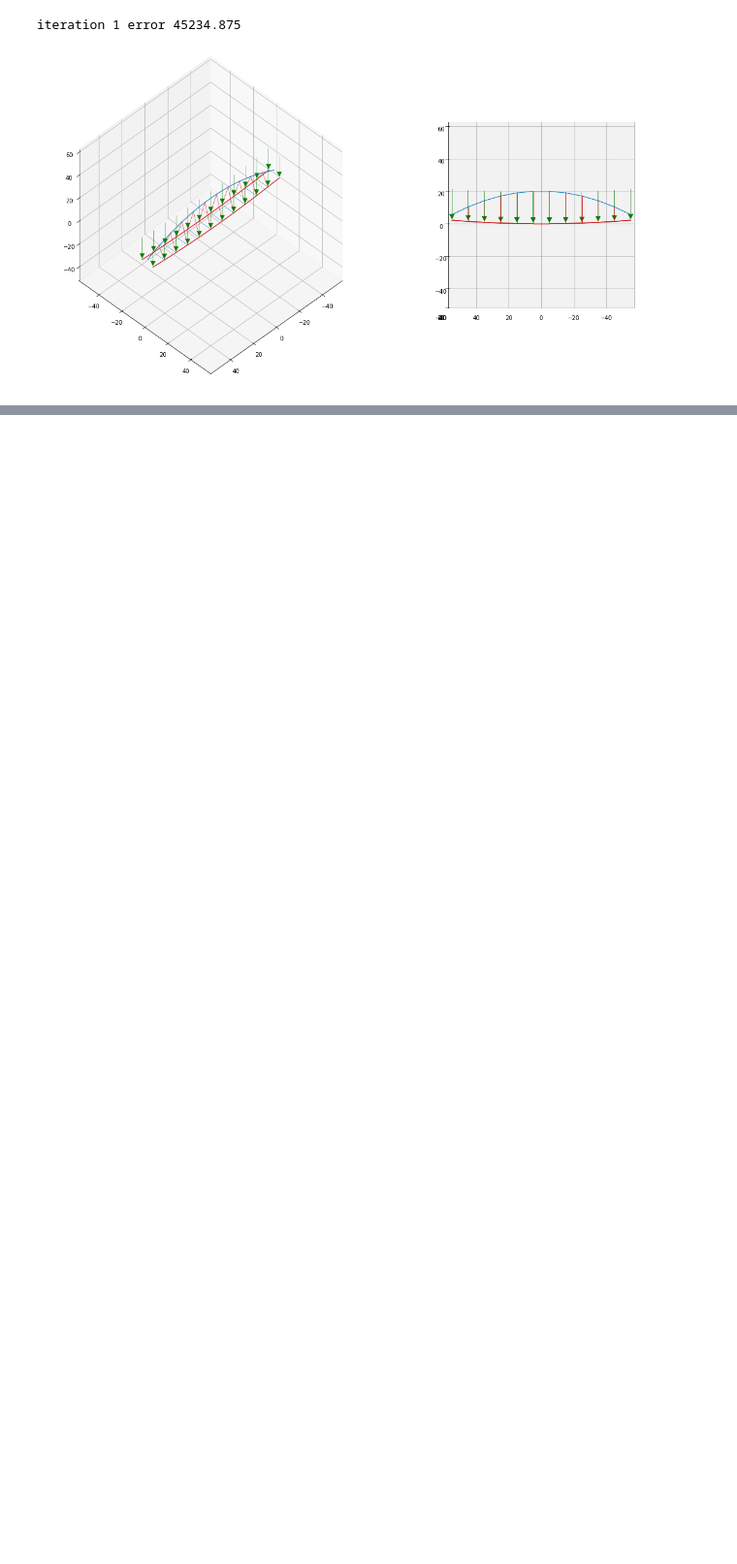
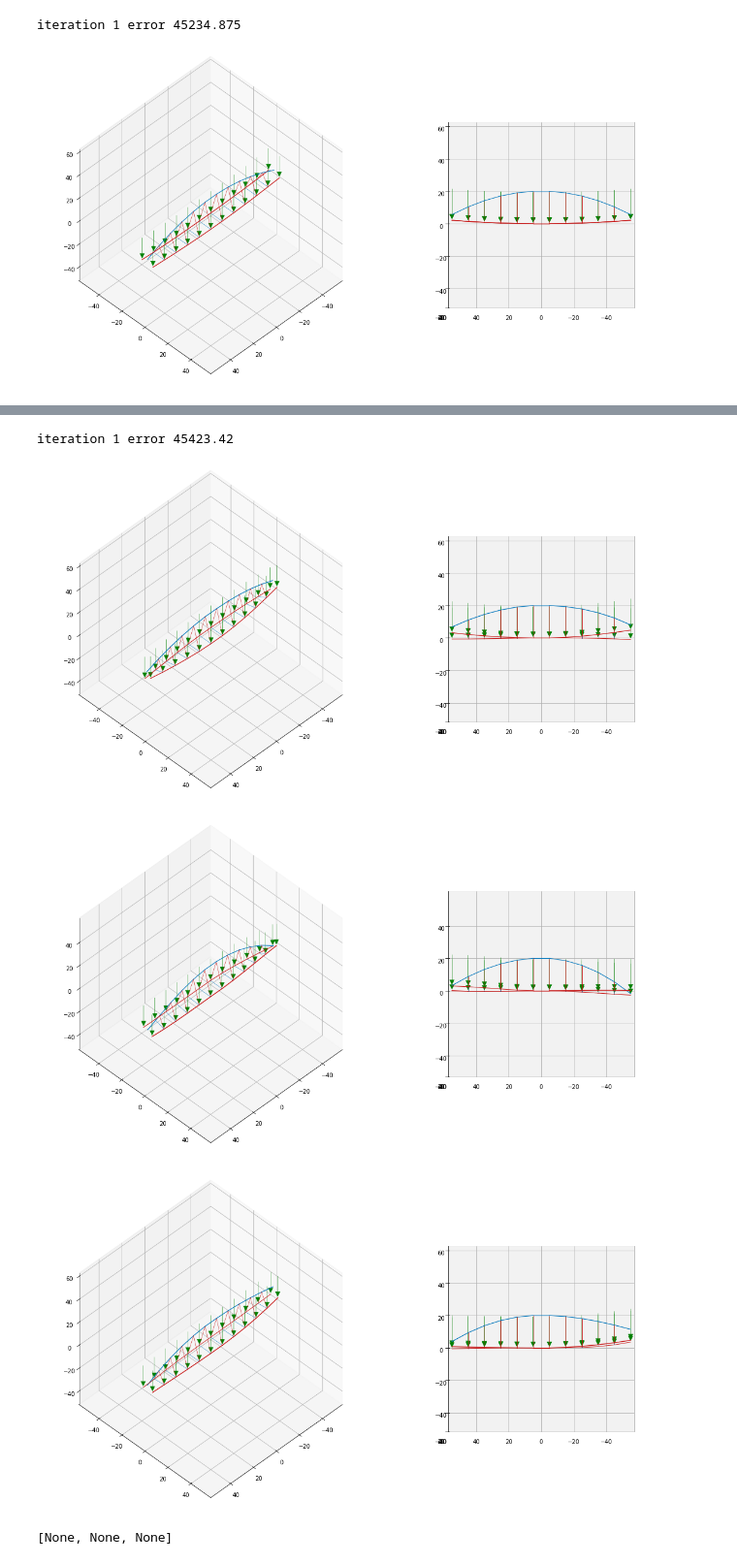
Before and after one commit to guozifeng91/cem_mini, a Jupyter notebook: src/example_bridges.ipynb, the cells around one changed output, grey strips where cells are left out. Shown at 97% size. Drawn from its saved outputs; the diff is of its cells as text; code cells hidden in the pictures; blank space fills up the shorter version.

Commit message:
a bug fix in the topology definition, add randomness

```diff
--- a/src/example_bridges.ipynb
+++ b/src/example_bridges.ipynb
@@ -20,7 +22,7 @@ def bridge_topology(nr,
     <===/==2--/--3===> slab 2
     <==0-----5=======> slab 1
 
-    where == is the trail edge, and -- / are deviation edges, < and > shows the force flow direction
+    where == are the trail edges, -- and / are deviation edges, < and > shows the force flow directions
 
     ---- parameters ----
     nr:              number of nodes per trail paths, must >=2
@@ -68,19 +70,10 @@ def bridge_topology(nr,
 
     nt=6 # 6 trail paths
 
+    # axial graph with 6 trail edges
     # 1 - 4 will be the support (arch or cable)
     # 0 - 5 will be one side of the slab
     # 2 - 3 will be another side of the slab
-
-    # like this:
-    #
-    # <=====1 --- 4 ===> support
-    #      / \   / \
-    # <===/==2--/--3===> slab 2
-    # <==0-----5=======> slab 1
-    #
-    # where == is the trail edge, and -- / are deviation edges
-
     graph = cem_mini.axial_graph(nt,nr, [(0, 1), (1, 2), (2, 0), (3, 4), (4, 5), (5, 3)], no_outer_dev)
 
     # sample the l, w, h values
@@ -123,7 +116,7 @@ def bridge_topology(nr,
             if len(right_dev_mags)==2:
                 # A, B, B, A, B, B
                 right_dev_mags=[right_dev_mags[0], right_dev_mags[1], right_dev_mags[1], right_dev_mags[0], right_dev_mags[1], right_dev_mags[1]]
-            elif len(left_dev_mags)==3:
+            elif len(right_dev_mags)==3:
                 # A, B, C, A, B, C
                 right_dev_mags=right_dev_mags + right_dev_mags
 
@@ -143,7 +136,8 @@ def bridge_topology(nr,
     deviation_edges=graph['deviation_edges'] + [(0, 5), (1, 4), (2, 3)]
     dev_force_mag = np.zeros(len(deviation_edges), dtype=np.float32) # default dev force mag
 
-    # generate deviation edge indexes and the corresponding dev_mag values
+    # retrieve deviation edge indexes and the generate the corresponding dev_mag values
+    # a linear interpolation will be made for the dev_mag if start != end
     left_support_slab1 = [i * 6 for i in range((nr - 1) if no_outer_dev else nr)]
     left_support_slab1_dev = np.linspace(left_dev_mags[1], left_dev_mags[4], (nr - 1) if no_outer_dev else nr)
 
@@ -180,11 +174,10 @@ def bridge_topology(nr,
     cem_mini.set_trail_paths(T, trail_paths, trail_length)
     cem_mini.set_deviation_edges(T,deviation_edges,dev_force_mag)
 
+    # initial nodes
     x = length / 2
     y = width / 2
     z = height
-
-#     print(x,y,z)
 
     node_pos = {
                 0:[-x, -y, 0], 1:[-x, 0, z], 2:[-x, y, 0],
@@ -193,7 +186,7 @@ def bridge_topology(nr,
 
     cem_mini.set_original_node_positions(T,node_pos)
 
-    # constrained plane
+    # constrained planes (-x or x direction based on the trail index)
     constrained_planes = {(i*nt+j):[(-x-length*i if j<3 else x+length*i), 0, 0, (-1 if j<3 else 1), 0, 0] for i in range(nr) for j in range(nt)}
     cem_mini.set_constrained_planes(T,constrained_planes)
 
@@ -261,0 +261,19 @@ iteration 1 error 45234.875
+# %%
+Ts = []
+
+for _ in range(3):
+    Ts.append(bridge_topology(6,
+                              left_dev_mags=[cem_mini.uniform_sampler(-1.5,-0.5), cem_mini.uniform_sampler(0.5, 3)],
+                              center_dev_mags=[cem_mini.uniform_sampler(-30,-40), cem_mini.uniform_sampler(20,50)],
+                              right_dev_mags=[cem_mini.uniform_sampler(-1.5,-0.5), cem_mini.uniform_sampler(0.5, 3)],
+                              height=20))
+
+F_Fcs= [cem_mini.CEM(T,1e-7) for T in Ts]
+
+[plot_bridge(F) for F,Fc in F_Fcs]
+# %% [output]
+iteration 1 error 45423.42
+[figure, added]
+[figure, added]
+[figure, added]
+[None, None, None]
```
Also changed, not shown: parts of 4 cells of this notebook, 1 other file.
